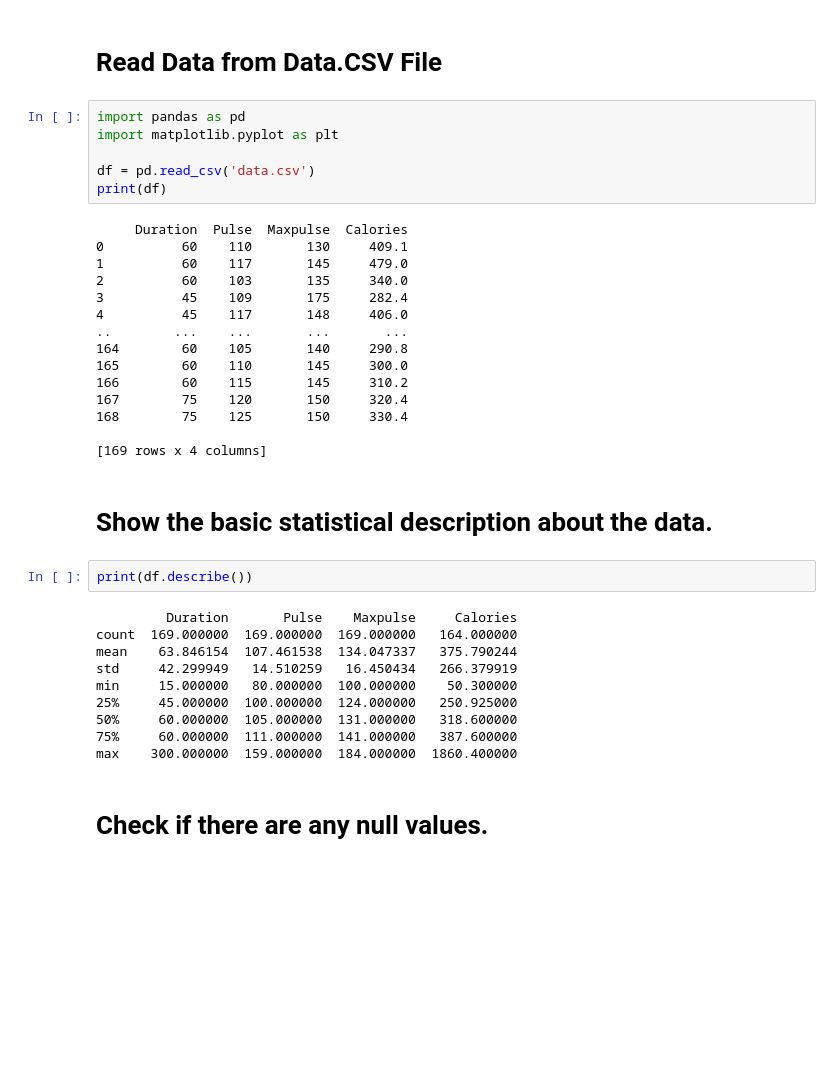
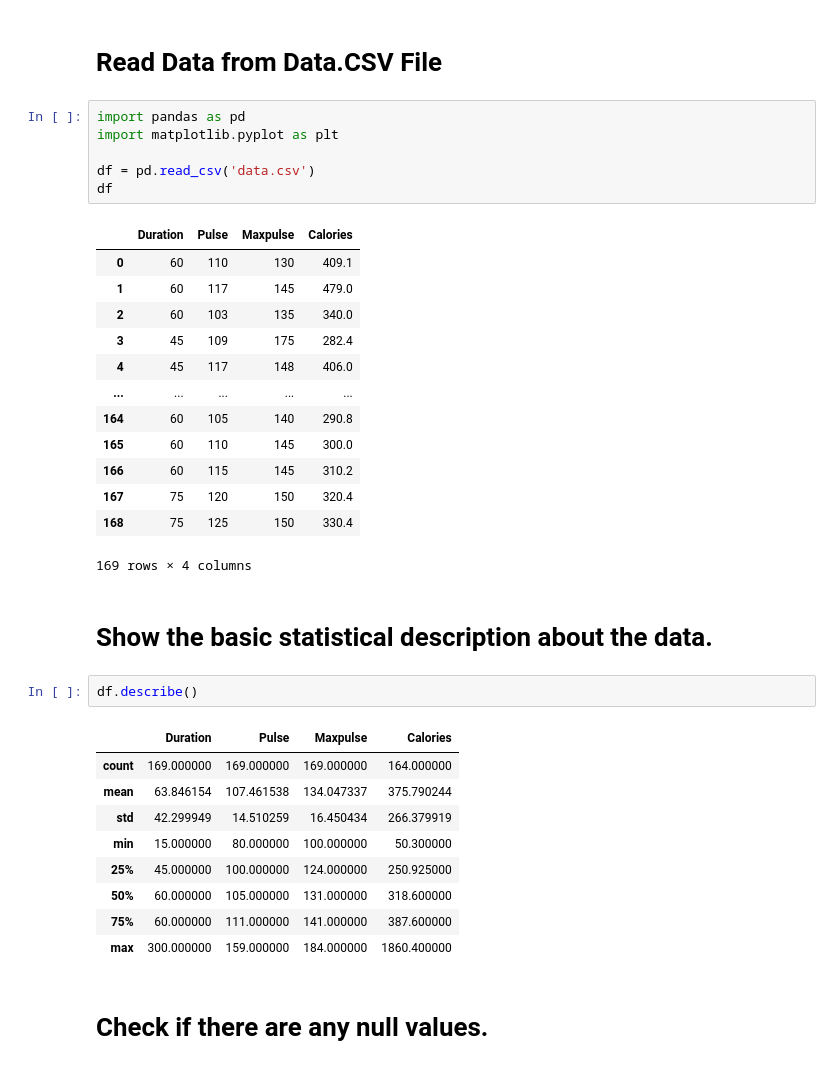
Before and after one commit to swamyappu/700747726_Assignment-4, a Jupyter notebook: Data_Manipulation.ipynb, the cells around one changed output. Saved outputs shown, nothing was run; the diff lists cells and outputs as text; blank space fills up the shorter version.

```diff
--- a/Data_Manipulation.ipynb
+++ b/Data_Manipulation.ipynb
@@ -12,38 +13,37 @@ uploaded = files.upload()
 # %%
 import pandas as pd
 import matplotlib.pyplot as plt
 
 df = pd.read_csv('data.csv')
-print(df)
+df
 # %% [output]
+|  | Duration | Pulse | Maxpulse | Calories |
+| 0 | 60 | 110 | 130 | 409.1 |
+| 1 | 60 | 117 | 145 | 479.0 |
+| 2 | 60 | 103 | 135 | 340.0 |
+| 3 | 45 | 109 | 175 | 282.4 |
+| 4 | 45 | 117 | 148 | 406.0 |
+| ... | ... | ... | ... | ... |
+| 164 | 60 | 105 | 140 | 290.8 |
+| 165 | 60 | 110 | 145 | 300.0 |
+| 166 | 60 | 115 | 145 | 310.2 |
+| 167 | 75 | 120 | 150 | 320.4 |
+| 168 | 75 | 125 | 150 | 330.4 |
-     Duration  Pulse  Maxpulse  Calories
-0          60    110       130     409.1
-1          60    117       145     479.0
-2          60    103       135     340.0
-3          45    109       175     282.4
-4          45    117       148     406.0
-..        ...    ...       ...       ...
-164        60    105       140     290.8
-165        60    110       145     300.0
-166        60    115       145     310.2
-167        75    120       150     320.4
-168        75    125       150     330.4
-
-[169 rows x 4 columns]
+169 rows × 4 columns
 # %% [markdown]
 # Show the basic statistical description about the data.
-# %%
-print(df.describe())
-# %% [output]
-         Duration       Pulse    Maxpulse     Calories
-count  169.000000  169.000000  169.000000   164.000000
-mean    63.846154  107.461538  134.047337   375.790244
-std     42.299949   14.510259   16.450434   266.379919
-min     15.000000   80.000000  100.000000    50.300000
-25%     45.000000  100.000000  124.000000   250.925000
-50%     60.000000  105.000000  131.000000   318.600000
-75%     60.000000  111.000000  141.000000   387.600000
-max    300.000000  159.000000  184.000000  1860.400000
+# %%
+df.describe()
+# %% [output]
+|  | Duration | Pulse | Maxpulse | Calories |
+| count | 169.000000 | 169.000000 | 169.000000 | 164.000000 |
+| mean | 63.846154 | 107.461538 | 134.047337 | 375.790244 |
+| std | 42.299949 | 14.510259 | 16.450434 | 266.379919 |
+| min | 15.000000 | 80.000000 | 100.000000 | 50.300000 |
+| 25% | 45.000000 | 100.000000 | 124.000000 | 250.925000 |
+| 50% | 60.000000 | 105.000000 | 131.000000 | 318.600000 |
+| 75% | 60.000000 | 111.000000 | 141.000000 | 387.600000 |
+| max | 300.000000 | 159.000000 | 184.000000 | 1860.400000 |
 # %% [markdown]
 # Check if there are any null values.
 # %%
```
Also changed, not shown: parts of 7 cells of this notebook.
